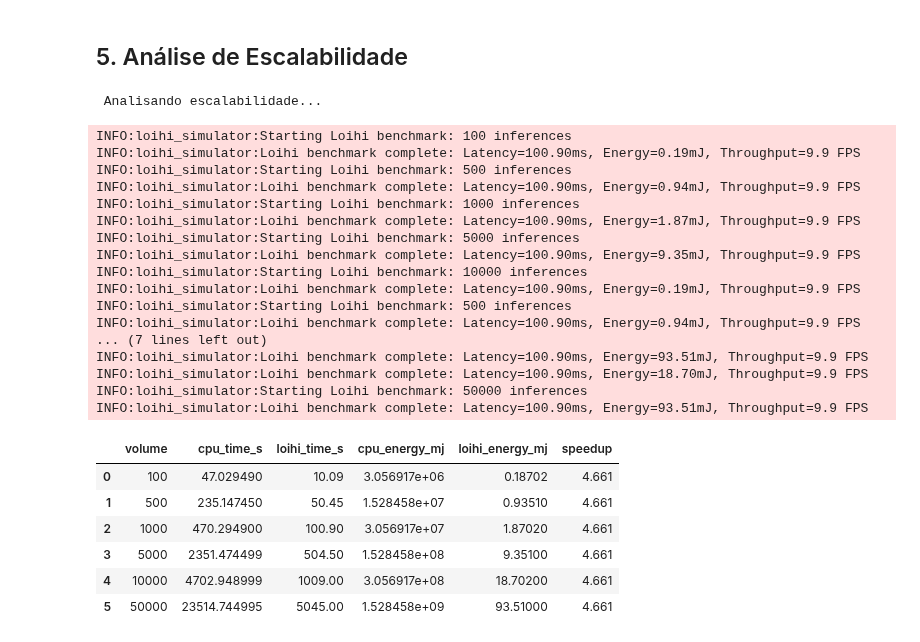
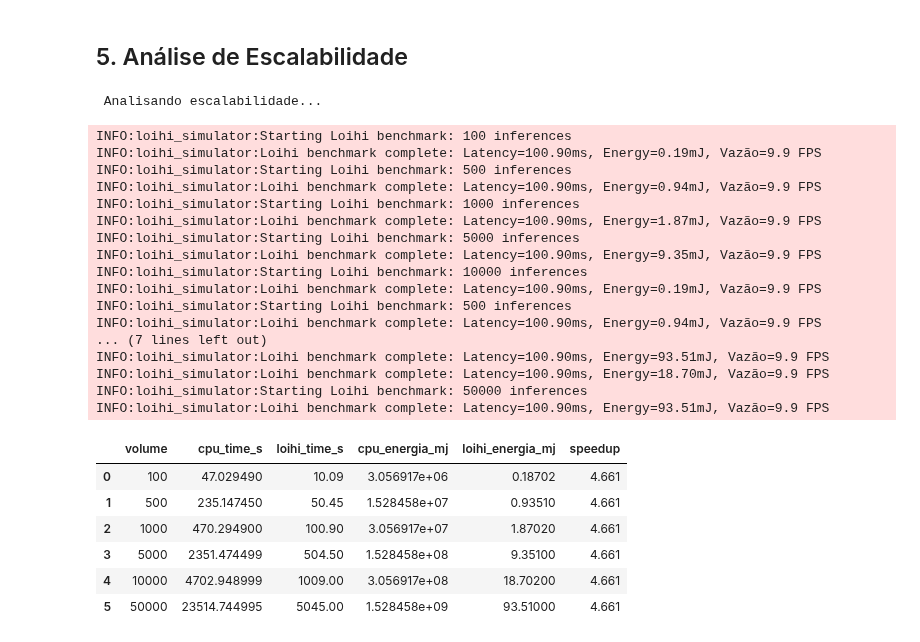
Before and after one commit to firebitsbr/fraud-detection-neuromorphic, a Jupyter notebook: notebooks/03-loihi_benchmark-pt.ipynb, the cells around one changed output. Cells and saved outputs as stored; diff of their text form; code cells hidden in the pictures.

```diff
--- a/notebooks/03-loihi_benchmark-pt.ipynb
+++ b/notebooks/03-loihi_benchmark-pt.ipynb
@@ -283,14 +283,14 @@ Agora vamos simular como seria a performance no chip neuromórfico Loihi 2.
 loihi = LoihiSimulator()
 
 # Network specifications
-network_neurons = 256 + 128 + 64 + 2 # 450 neurons
+network_neurônios = 256 + 128 + 64 + 2 # 450 neurônios
 network_synapses = (256 * 128) + (128 * 64) + (64 * 2) # 41,088 sinapses
 
 print(f" network Neural:")
-print(f" - neurons: {network_neurons:,}")
+print(f" - neurônios: {network_neurônios:,}")
 print(f" - Sinapses: {network_synapses:,}")
 print(f"\n Loihi 2 Specs:")
 print(f" - Cores: {loihi.specs.num_cores}")
-print(f" - neurons: {loihi.specs.total_neurons:,}")
-print(f" - Power/core: {loihi.specs.power_per_core_active*1000:.1f} mW")
+print(f" - neurônios: {loihi.specs.total_neurônios:,}")
+print(f" - Power/core: {loihi.specs.potência_per_core_active*1000:.1f} mW")
 # %% [output]
@@ -352,24 +352,24 @@ Ops Sinápticas: 369,792,000
 ## 3. Comparação e Análise
 # %%
 # Comparar com CPU
-cpu_power_w = 65.0 # TDP típico de CPU Intel Core i5/i7
+cpu_potência_w = 65.0 # TDP típico de CPU Intel Core i5/i7
 
 comparison = compare_with_cpu(
  loihi_metrics=loihi_metrics,
- cpu_latency_ms=cpu_metrics['mean_latency_ms'],
- cpu_power_w=cpu_power_w
+ cpu_latência_ms=cpu_metrics['mean_latência_ms'],
+ cpu_potência_w=cpu_potência_w
 )
 
 print("\n" + "="*50)
 print("LOIHI vs CPU COMPARISON")
 print("="*50)
 print(f" Speedup: {comparison['speedup']:.2f}x")
-print(f" Power Efficiency: {comparison['power_efficiency']:.2f}x")
-print(f" Energy Efficiency: {comparison['energy_efficiency']:.2f}x")
+print(f" Power Efficiency: {comparison['potência_eficiência']:.2f}x")
+print(f" Energy Efficiency: {comparison['energia_eficiência']:.2f}x")
 print(f"\n Reductions:")
-print(f" - latency: {comparison['latency_reduction_percent']:.1f}%")
-print(f" - power: {comparison['power_reduction_percent']:.1f}%")
-print(f" - energy: {comparison['energy_reduction_percent']:.1f}%")
+print(f" - latência: {comparison['latência_reduction_percent']:.1f}%")
+print(f" - potência: {comparison['potência_reduction_percent']:.1f}%")
+print(f" - energia: {comparison['energia_reduction_percent']:.1f}%")
 print("="*50)
 # %% [output]
 ==================================================
@@ -668,51 +668,51 @@ print(" Analisando escalabilidade...\n")
 volumes = [100, 500, 1000, 5000, 10000, 50000]
 scalability_results = []
 
-for vol in tqdm(volumes, desc="Volumes"):
+for vol em tqdm(volumes, desc="Volumes"):
  # CPU: latência cresce linearmente
- cpu_total_time_s = (cpu_metrics['mean_latency_ms'] * vol) / 1000
- cpu_total_energy_mj = (cpu_power_w * 1000 * cpu_total_time_s)
+ cpu_total_time_s = (cpu_metrics['mean_latência_ms'] * vol) / 1000
+ cpu_total_energia_mj = (cpu_potência_w * 1000 * cpu_total_time_s)
 
  # Loihi: escalabilidade muito better
  loihi_sim = loihi.benchmark_inference(
- network_neurons=network_neurons,
+ network_neurônios=network_neurônios,
  network_synapses=network_synapses,
  num_inferences=vol,
  simulation_time_ms=100.0
  )
- loihi_total_time_s = (loihi_sim.latency_ms * vol) / 1000
+ loihi_total_time_s = (loihi_sim.latência_ms * vol) / 1000
 
  scalability_results.append({
  'volume': vol,
  'cpu_time_s': cpu_total_time_s,
  'loihi_time_s': loihi_total_time_s,
- 'cpu_energy_mj': cpu_total_energy_mj,
- 'loihi_energy_mj': loihi_sim.energy_mj,
+ 'cpu_energia_mj': cpu_total_energia_mj,
+ 'loihi_energia_mj': loihi_sim.energia_mj,
  'speedup': cpu_total_time_s / loihi_total_time_s
  })
 
 scalability_df = pd.DataFrame(scalability_results)
 scalability_df
 # %% [output]
  Analisando escalabilidade...
 INFO:loihi_simulator:Starting Loihi benchmark: 100 inferences
-INFO:loihi_simulator:Loihi benchmark complete: Latency=100.90ms, Energy=0.19mJ, Throughput=9.9 FPS
+INFO:loihi_simulator:Loihi benchmark complete: Latency=100.90ms, Energy=0.19mJ, Vazão=9.9 FPS
 INFO:loihi_simulator:Starting Loihi benchmark: 500 inferences
-INFO:loihi_simulator:Loihi benchmark complete: Latency=100.90ms, Energy=0.94mJ, Throughput=9.9 FPS
+INFO:loihi_simulator:Loihi benchmark complete: Latency=100.90ms, Energy=0.94mJ, Vazão=9.9 FPS
 INFO:loihi_simulator:Starting Loihi benchmark: 1000 inferences
-INFO:loihi_simulator:Loihi benchmark complete: Latency=100.90ms, Energy=1.87mJ, Throughput=9.9 FPS
+INFO:loihi_simulator:Loihi benchmark complete: Latency=100.90ms, Energy=1.87mJ, Vazão=9.9 FPS
 INFO:loihi_simulator:Starting Loihi benchmark: 5000 inferences
-INFO:loihi_simulator:Loihi benchmark complete: Latency=100.90ms, Energy=9.35mJ, Throughput=9.9 FPS
+INFO:loihi_simulator:Loihi benchmark complete: Latency=100.90ms, Energy=9.35mJ, Vazão=9.9 FPS
 INFO:loihi_simulator:Starting Loihi benchmark: 10000 inferences
-INFO:loihi_simulator:Loihi benchmark complete: Latency=100.90ms, Energy=0.19mJ, Throughput=9.9 FPS
+INFO:loihi_simulator:Loihi benchmark complete: Latency=100.90ms, Energy=0.19mJ, Vazão=9.9 FPS
 INFO:loihi_simulator:Starting Loihi benchmark: 500 inferences
-INFO:loihi_simulator:Loihi benchmark complete: Latency=100.90ms, Energy=0.94mJ, Throughput=9.9 FPS
+INFO:loihi_simulator:Loihi benchmark complete: Latency=100.90ms, Energy=0.94mJ, Vazão=9.9 FPS
 ... (7 lines left out)
-INFO:loihi_simulator:Loihi benchmark complete: Latency=100.90ms, Energy=93.51mJ, Throughput=9.9 FPS
-INFO:loihi_simulator:Loihi benchmark complete: Latency=100.90ms, Energy=18.70mJ, Throughput=9.9 FPS
+INFO:loihi_simulator:Loihi benchmark complete: Latency=100.90ms, Energy=93.51mJ, Vazão=9.9 FPS
+INFO:loihi_simulator:Loihi benchmark complete: Latency=100.90ms, Energy=18.70mJ, Vazão=9.9 FPS
 INFO:loihi_simulator:Starting Loihi benchmark: 50000 inferences
-INFO:loihi_simulator:Loihi benchmark complete: Latency=100.90ms, Energy=93.51mJ, Throughput=9.9 FPS
+INFO:loihi_simulator:Loihi benchmark complete: Latency=100.90ms, Energy=93.51mJ, Vazão=9.9 FPS
-|  | volume | cpu_time_s | loihi_time_s | cpu_energy_mj | loihi_energy_mj | speedup |
+|  | volume | cpu_time_s | loihi_time_s | cpu_energia_mj | loihi_energia_mj | speedup |
 | 0 | 100 | 47.029490 | 10.09 | 3.056917e+06 | 0.18702 | 4.661 |
 | 1 | 500 | 235.147450 | 50.45 | 1.528458e+07 | 0.93510 | 4.661 |
 | 2 | 1000 | 470.294900 | 100.90 | 3.056917e+07 | 1.87020 | 4.661 |
```
Also changed, not shown: parts of 19 cells of this notebook, 13 other files.
